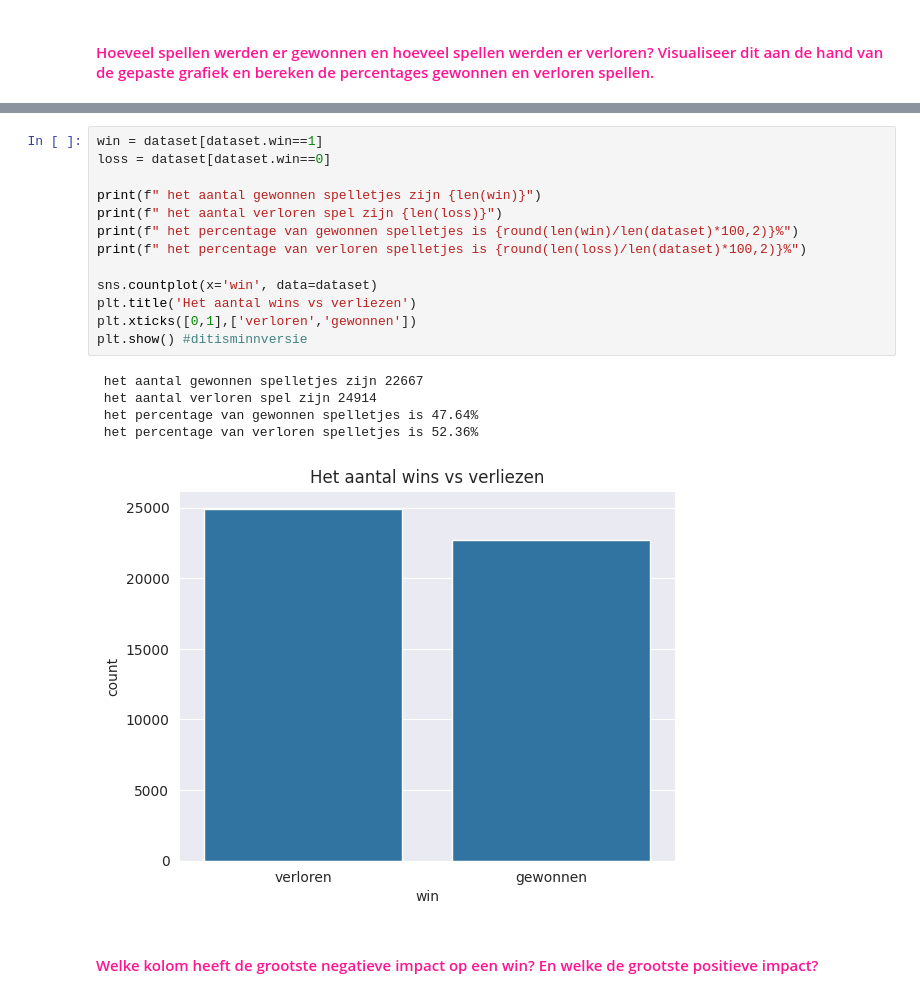
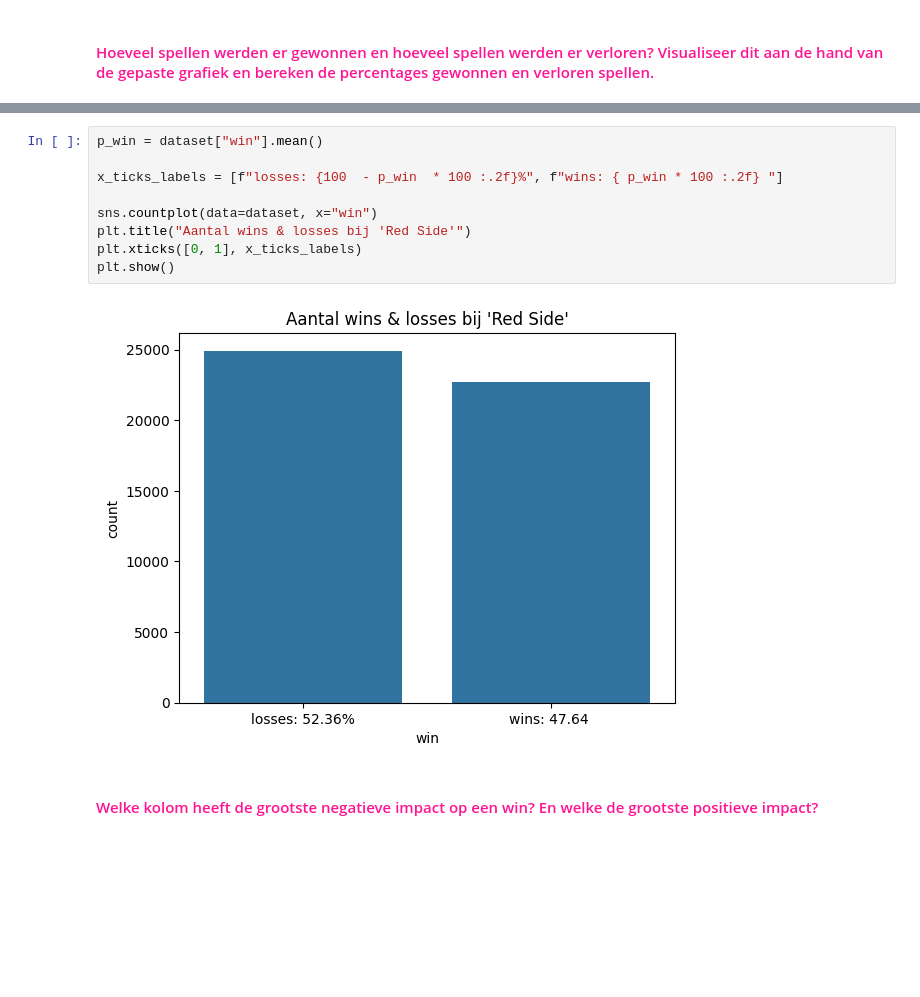
Before and after one commit to pascal-maker/Python, a Jupyter notebook: Labo_05_Correlatie_Lineaire_Regressie_opdracht.ipynb, the cells around one changed output, grey strips where cells are left out. Drawn from its saved outputs; the diff is of its cells as text; blank space fills up the shorter version.

```diff
--- a/Labo_05_Correlatie_Lineaire_Regressie_opdracht.ipynb
+++ b/Labo_05_Correlatie_Lineaire_Regressie_opdracht.ipynb
@@ -104,21 +113,13 @@ Percentage verlies: 52.36%
-# %%
-win = dataset[dataset.win==1]
-loss = dataset[dataset.win==0]
-
-print(f" het aantal gewonnen spelletjes zijn {len(win)}")
-print(f" het aantal verloren spel zijn {len(loss)}")
-print(f" het percentage van gewonnen spelletjes is {round(len(win)/len(dataset)*100,2)}%")
-print(f" het percentage van verloren spelletjes is {round(len(loss)/len(dataset)*100,2)}%")
-
-sns.countplot(x='win', data=dataset)
-plt.title('Het aantal wins vs verliezen')
-plt.xticks([0,1],['verloren','gewonnen'])
-plt.show() #ditisminnversie
-# %% [output]
- het aantal gewonnen spelletjes zijn 22667
- het aantal verloren spel zijn 24914
- het percentage van gewonnen spelletjes is 47.64%
- het percentage van verloren spelletjes is 52.36%
-[figure, removed]
+# %%
+p_win = dataset["win"].mean()
+
+x_ticks_labels = [f"losses: {100  - p_win  * 100 :.2f}%", f"wins: { p_win * 100 :.2f} "]
+
+sns.countplot(data=dataset, x="win")
+plt.title("Aantal wins & losses bij 'Red Side'")
+plt.xticks([0, 1], x_ticks_labels)
+plt.show()
+# %% [output]
+[figure, added]
 # %% [markdown]
 #### <span style="color:deeppink"> Welke kolom heeft de grootste negatieve impact op een win? En welke de grootste positieve impact?
```
Also changed, not shown: parts of 60 cells of this notebook.
